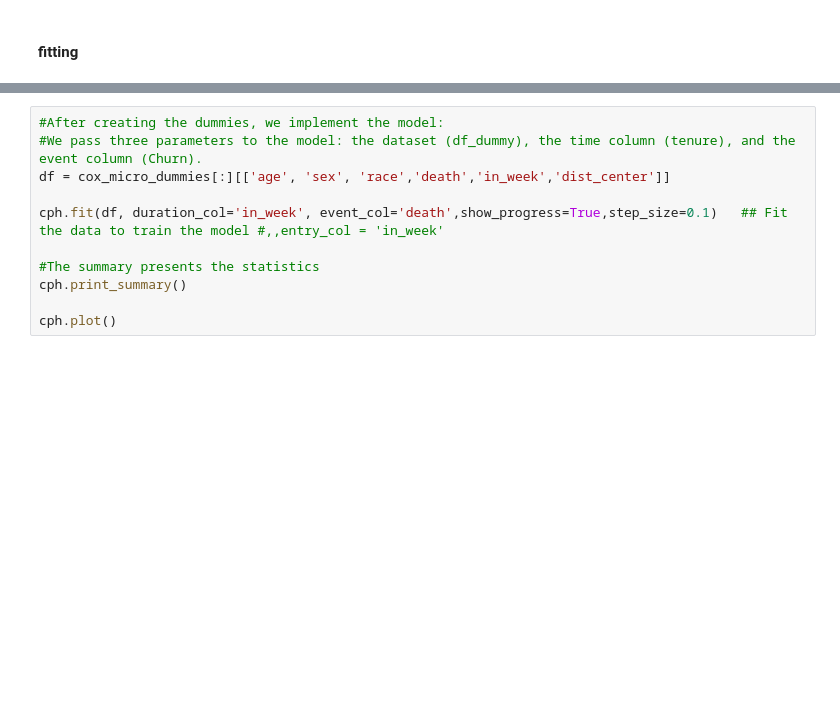
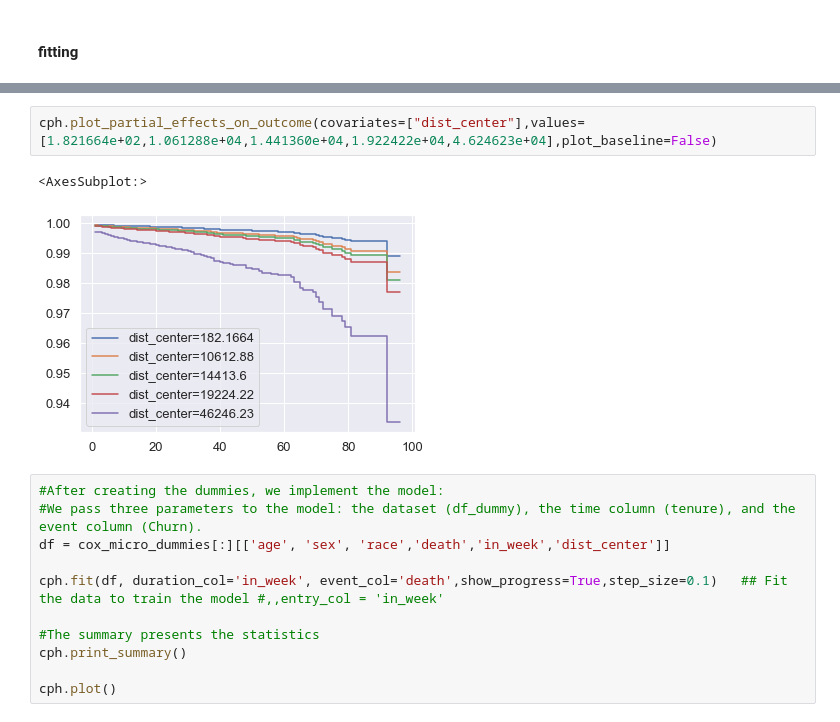
Before and after one commit to alexandrepereiraarq/urb_exposure_nexus, a Jupyter notebook: CVGI MStress_COVID_SP.v8.ipynb, the cells around one changed output, grey strips where cells are left out. Saved outputs shown, nothing was run; the diff lists cells and outputs as text; blank space fills up the shorter version.

```diff
--- a/CVGI MStress_COVID_SP.v7.ipynb
+++ b/CVGI MStress_COVID_SP.v8.ipynb
@@ -2076,3 +2093,8 @@ Convergence success after 12 iterations.
+# %%
+cph.plot_partial_effects_on_outcome(covariates=["dist_center"],values=[1.821664e+02,1.061288e+04,1.441360e+04,1.922422e+04,4.624623e+04],plot_baseline=False)
+# %% [output]
+<AxesSubplot:>
+[figure, added]
 # %%
 #After creating the dummies, we implement the model:
 #We pass three parameters to the model: the dataset (df_dummy), the time column (tenure), and the event column (Churn).
```
Also changed, not shown: parts of 14 cells of this notebook, 2 other files.
